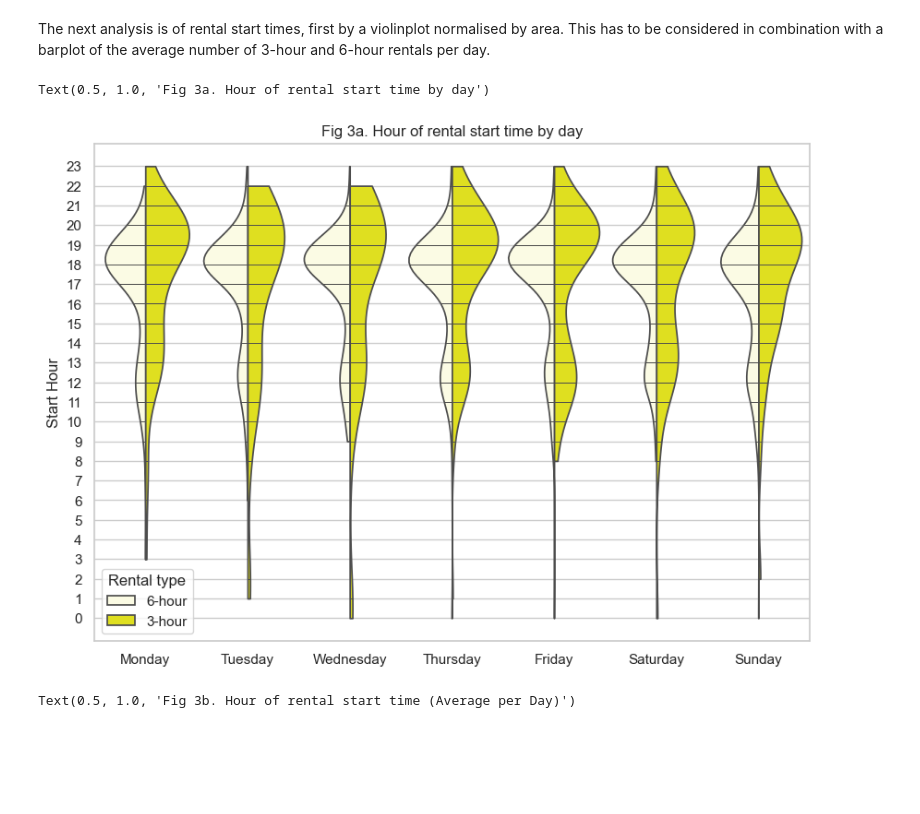
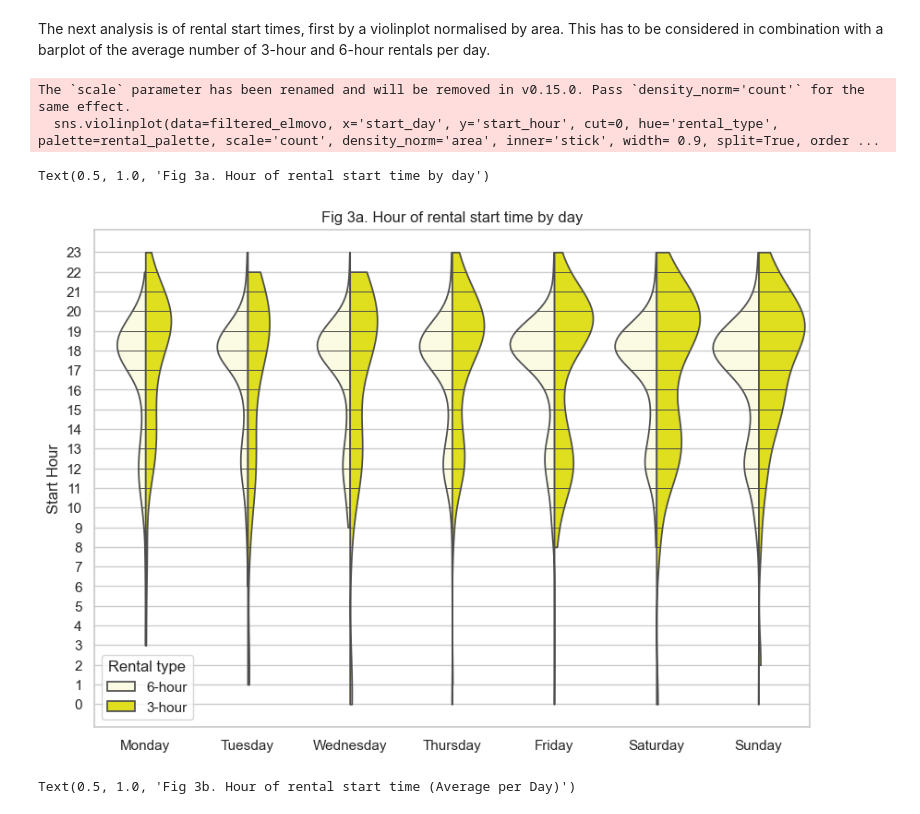
Before and after one commit to stepons/PostWorkings, a Jupyter notebook: Elmovo/elmovo.ipynb, the cells around one changed output. Saved outputs shown, nothing was run; the diff lists cells and outputs as text; code cells hidden in the pictures; blank space fills up the shorter version.

```diff
--- a/Elmovo/elmovo.ipynb
+++ b/Elmovo/elmovo.ipynb
@@ -152,23 +152,25 @@ The next analysis is of rental start times, first by a violinplot normalised by
 # %%
 
 #We need to convert the start time to a datetime object
 filtered_elmovo['start_time'] = pd.to_datetime(filtered_elmovo['start_time'], format='%Y-%m-%d %H:%M:%S')
 filtered_elmovo['start_day'] = filtered_elmovo['start_time'].dt.day_name()
 filtered_elmovo['start_hour'] = filtered_elmovo['start_time'].dt.hour
 #print(filtered_elmovo.start_hour.describe())
 
 
 sns.set_theme(rc={"figure.figsize":(10, 7)})
 sns.set_style('whitegrid')
-sns.violinplot(data=filtered_elmovo, x='start_day', y='start_hour', cut=0, hue='rental_type', palette=rental_palette, density_norm='area', inner='stick', width= 0.9, split=True, order=['Monday', 'Tuesday', 'Wednesday', 'Thursday', 'Friday', 'Saturday', 'Sunday'])
+sns.violinplot(data=filtered_elmovo, x='start_day', y='start_hour', cut=0, hue='rental_type', palette=rental_palette, scale='count', density_norm='area', inner='stick', width= 0.9, split=True, order=['Monday', 'Tuesday', 'Wednesday', 'Thursday', 'Friday', 'Saturday', 'Sunday'])
 plt.yticks(range(int(min(filtered_elmovo['start_hour'])), int(max(filtered_elmovo['start_hour']))+1))
 plt.xlabel(None)
 plt.ylabel('Start Hour')
 plt.legend(loc='lower left', title='Rental type')
 plt.title('Fig 3a. Hour of rental start time by day')
 # %% [output]
-Text(0.5, 1.0, 'Fig 3a. Hour of rental start time by day')
+The `scale` parameter has been renamed and will be removed in v0.15.0. Pass `density_norm='count'` for the same effect.
+  sns.violinplot(data=filtered_elmovo, x='start_day', y='start_hour', cut=0, hue='rental_type', palette=rental_palette, scale='count', density_norm='area', inner='stick', width= 0.9, split=True, order ...
+Text(0.5, 1.0, 'Fig 3a. Hour of rental start time by day')
-[figure, old version]
+[figure, new version]
 # %%
 # Group by start_day, start_hour, and rental_type and calculate the average count
 average_count_per_day = filtered_elmovo.groupby(['start_day', 'start_hour', 'rental_type']).size().groupby(['start_hour', 'rental_type']).mean().reset_index(name='average_count')
```
Also changed, not shown: parts of 1 cell of this notebook, 7 other files.
